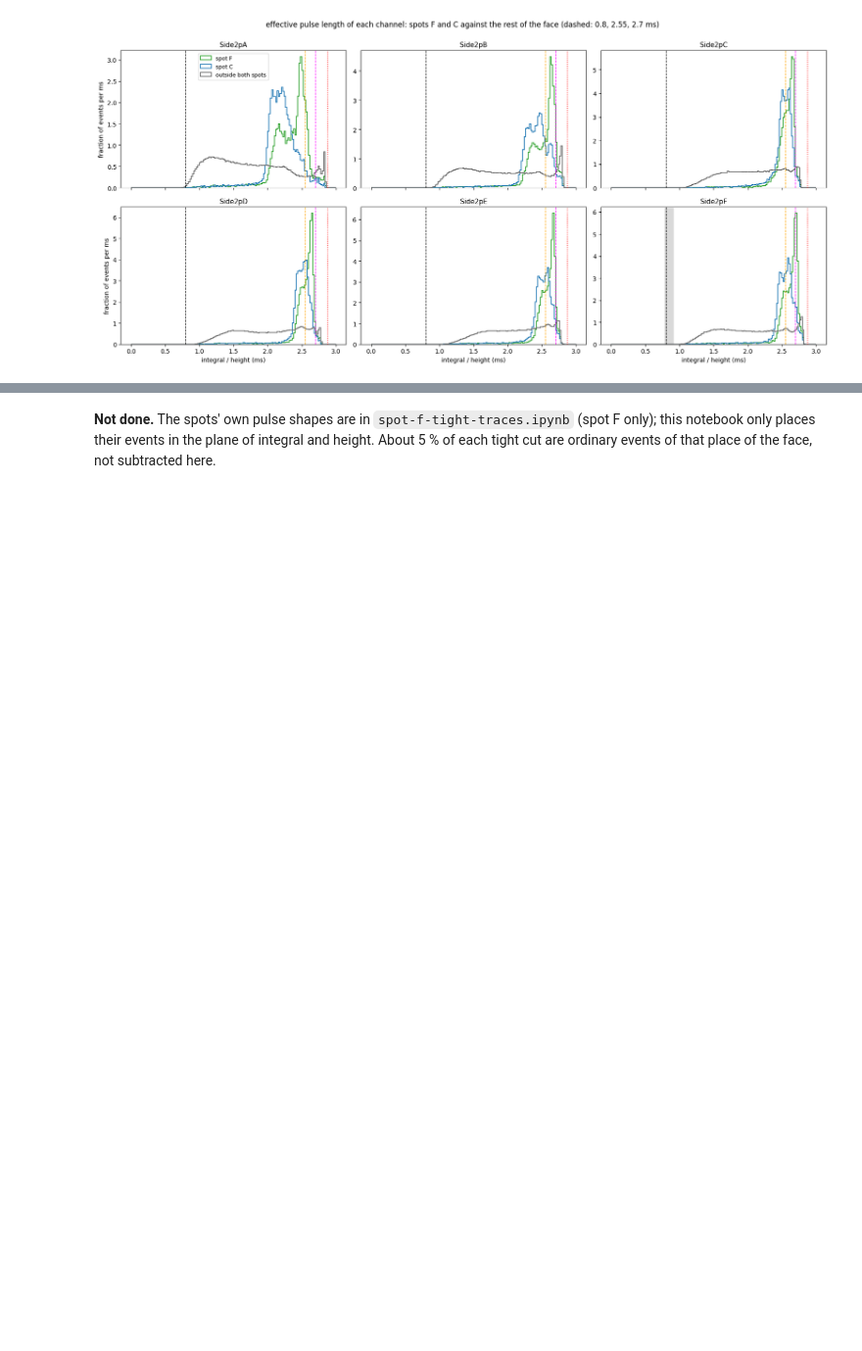
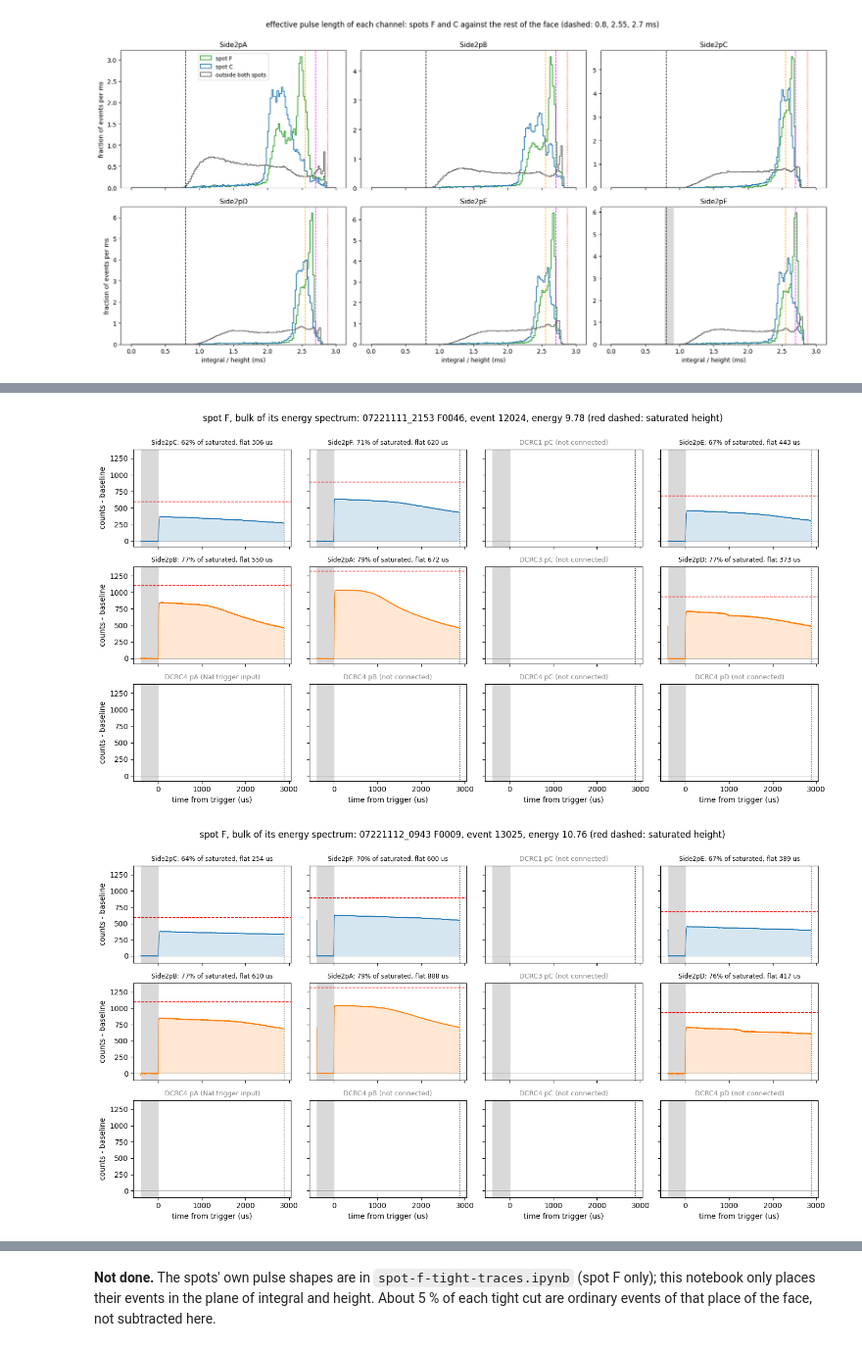
Before and after one commit to villano-lab/NSDF-Data, a Jupyter notebook: data_analysis/R76/notebooks/relcal/spots-integral-vs-height.ipynb, the cells around one changed output, grey strips where cells are left out. Shown at 98% size. Drawn from its saved outputs; the diff is of its cells as text; code cells hidden in the pictures; blank space fills up the shorter version.

```diff
--- a/data_analysis/R76/notebooks/relcal/spots-integral-vs-height.ipynb
+++ b/data_analysis/R76/notebooks/relcal/spots-integral-vs-height.ipynb
@@ -128,0 +184,34 @@ plt.show()
+# %%
+for name in ("spot F", "spot C"):
+    for i in bulk[name]:
+        tr = traces[i]
+        lo = min(f.min() for f in tr.values())
+        hi = max(max(f.max() for f in tr.values()), max(H_SAT.values()))
+        pad = 0.05 * (hi - lo)
+        fig, axes = plt.subplots(3, 4, figsize=(14, 7.5), sharex=True, sharey=True)
+        for key, ax in zip(KEYS, axes.flat):
+            c = INFO[key]
+            ax.axvspan(t_us[g], 0, color="0.85", zorder=0)
+            ax.axvline(t_us[-1], color="k", linestyle=":", linewidth=0.9)
+            ax.axhline(0, color="0.6", linewidth=0.5)
+            if c.role != pch.SENSOR:
+                what = "NaI trigger input" if c.role == pch.NAI_TRIGGER else "not connected"
+                ax.set_title(f"{c.dcrc} {c.board_input} ({what})", fontsize=9, color="0.5")
+                continue
+            k = c.name[-1]
+            ax.axhline(H_SAT[k], color="r", linestyle="--", linewidth=1.0)
+            ax.fill_between(t_us, tr[c.name], 0, color=BOARD_COLOUR[c.dcrc], alpha=0.18, linewidth=0)
+            ax.plot(t_us, tr[c.name], linewidth=0.8, color=BOARD_COLOUR[c.dcrc])
+            ax.set_title(f"{c.name}: {H[k][i] / H_SAT[k]:.0%} of saturated, flat {flat_top_us(tr[c.name]):.0f} us", fontsize=8.5)
+        for ax in axes[-1]:
+            ax.set_xlabel("time from trigger (us)")
+        for ax in axes[:, 0]:
+            ax.set_ylabel("counts - baseline")
+        axes[0, 0].set_ylim(lo - pad, hi + pad)
+        fig.suptitle(f"{name}, bulk of its energy spectrum: {d['series'][i]} {d['dump'][i]}, event {d['event'][i]}, energy {E[i]:.2f} "
+                     f"(red dashed: saturated height)", y=1.0)
+        fig.tight_layout()
+        plt.show()
+# %% [output]
+[figure, added]
+[figure, added]
```
Also changed, not shown: parts of 5 cells of this notebook, 1 other file.
